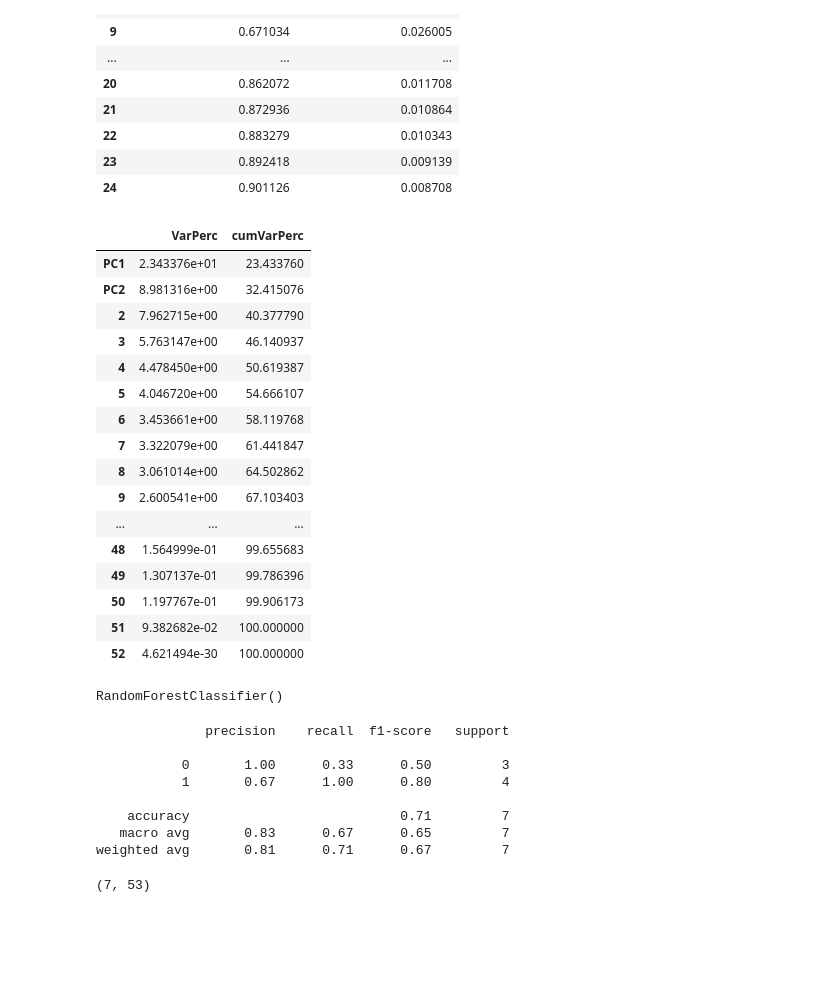
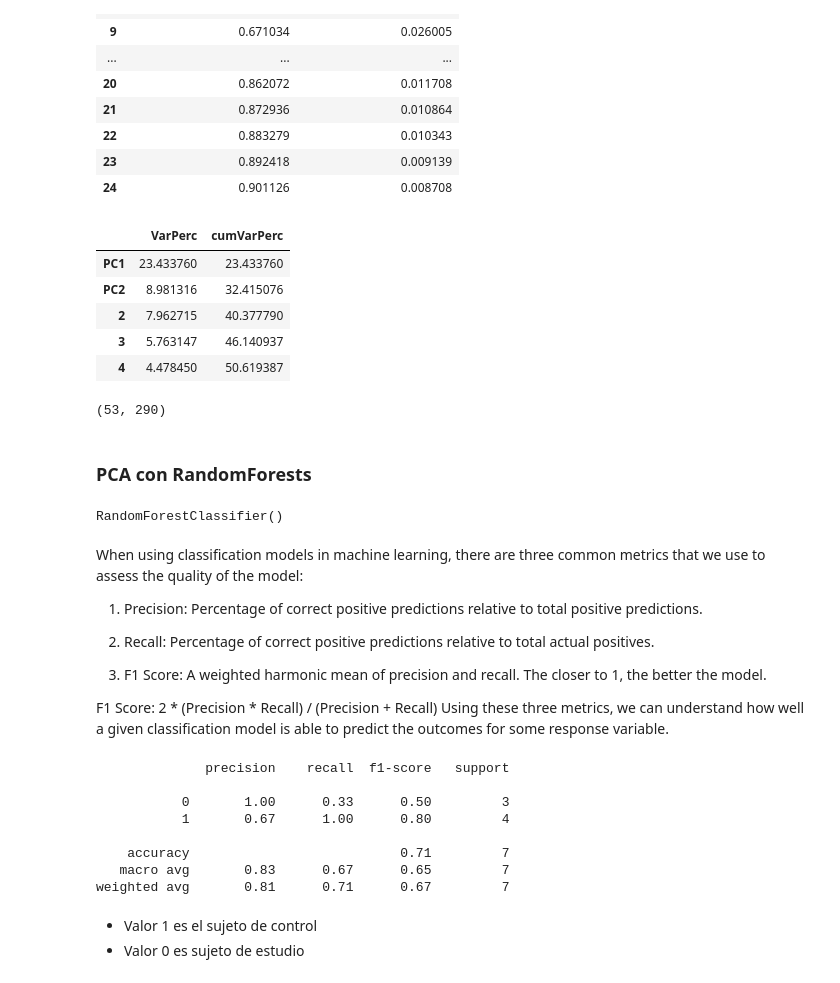
Before and after one commit to brainhack-school2023/galvan_project, a Jupyter notebook: src/2.ReducModelPca.ipynb, the cells around one changed output. Drawn from its saved outputs; the diff is of its cells as text; code cells hidden in the pictures; blank space fills up the shorter version.

```diff
--- a/src/2.ReducModelPca.ipynb
+++ b/src/2.ReducModelPca.ipynb
@@ -184,36 +194,42 @@ None
 # %%
 cumVar = pd.DataFrame(np.cumsum(pca.explained_variance_ratio_)*100,
                       columns=["cumVarPerc"])
 expVar = pd.DataFrame(pca.explained_variance_ratio_*100, columns=["VarPerc"])
-pd.concat([expVar, cumVar], axis=1)\
+pd.concat([expVar[:5], cumVar[:5]], axis=1)\
     .rename(index={0: "PC1", 1: "PC2"})
 # %% [output]
 |  | VarPerc | cumVarPerc |
-| PC1 | 2.343376e+01 | 23.433760 |
-| PC2 | 8.981316e+00 | 32.415076 |
-| 2 | 7.962715e+00 | 40.377790 |
-| 3 | 5.763147e+00 | 46.140937 |
-| 4 | 4.478450e+00 | 50.619387 |
-| 5 | 4.046720e+00 | 54.666107 |
-| 6 | 3.453661e+00 | 58.119768 |
-| 7 | 3.322079e+00 | 61.441847 |
-| 8 | 3.061014e+00 | 64.502862 |
-| 9 | 2.600541e+00 | 67.103403 |
-| ... | ... | ... |
-| 48 | 1.564999e-01 | 99.655683 |
-| 49 | 1.307137e-01 | 99.786396 |
-| 50 | 1.197767e-01 | 99.906173 |
-| 51 | 9.382682e-02 | 100.000000 |
-| 52 | 4.621494e-30 | 100.000000 |
+| PC1 | 23.433760 | 23.433760 |
+| PC2 | 8.981316 | 32.415076 |
+| 2 | 7.962715 | 40.377790 |
+| 3 | 5.763147 | 46.140937 |
+| 4 | 4.478450 | 50.619387 |
 # %%
 # obtenemos los features en el espacio de componentes principales
 features = list(df.drop(['cod', 'label'], axis=1).columns)
 # Agregamos la información de los componentes principales a un dataframe
 dfcol = pd.DataFrame(pca.components_, columns=features)
+# %%
+dfcol.shape
+# %% [output]
+(53, 290)
+# %% [markdown]
+### PCA con RandomForests
 # %%
 
 rfc = RandomForestClassifier()
 rfc.fit(X_train_scaled_pca, y_train)
 # %% [output]
 RandomForestClassifier()
+# %% [markdown]
+When using classification models in machine learning, there are three common metrics that we use to assess the quality of the model:
+
+1. Precision: Percentage of correct positive predictions relative to total positive predictions.
+
+2. Recall: Percentage of correct positive predictions relative to total actual positives.
+
+3. F1 Score: A weighted harmonic mean of precision and recall. The closer to 1, the better the model.
+
+F1 Score: 2 * (Precision * Recall) / (Precision + Recall)
+Using these three metrics, we can understand how well a given classification model is able to predict the outcomes for some response variable.
 # %%
@@ -228,7 +243,6 @@ print(classification_report(y_true=y_test,y_pred=rfc.predict(X_test_scaled_pca))
     accuracy                           0.71         7
    macro avg       0.83      0.67      0.65         7
 weighted avg       0.81      0.71      0.67         7
-# %%
-X_test_scaled_pca.shape
-# %% [output]
-(7, 53)
+# %% [markdown]
+* Valor 1 es el sujeto de control
+* Valor 0 es sujeto de estudio
```
Also changed, not shown: parts of 18 cells of this notebook, 3 other files.
